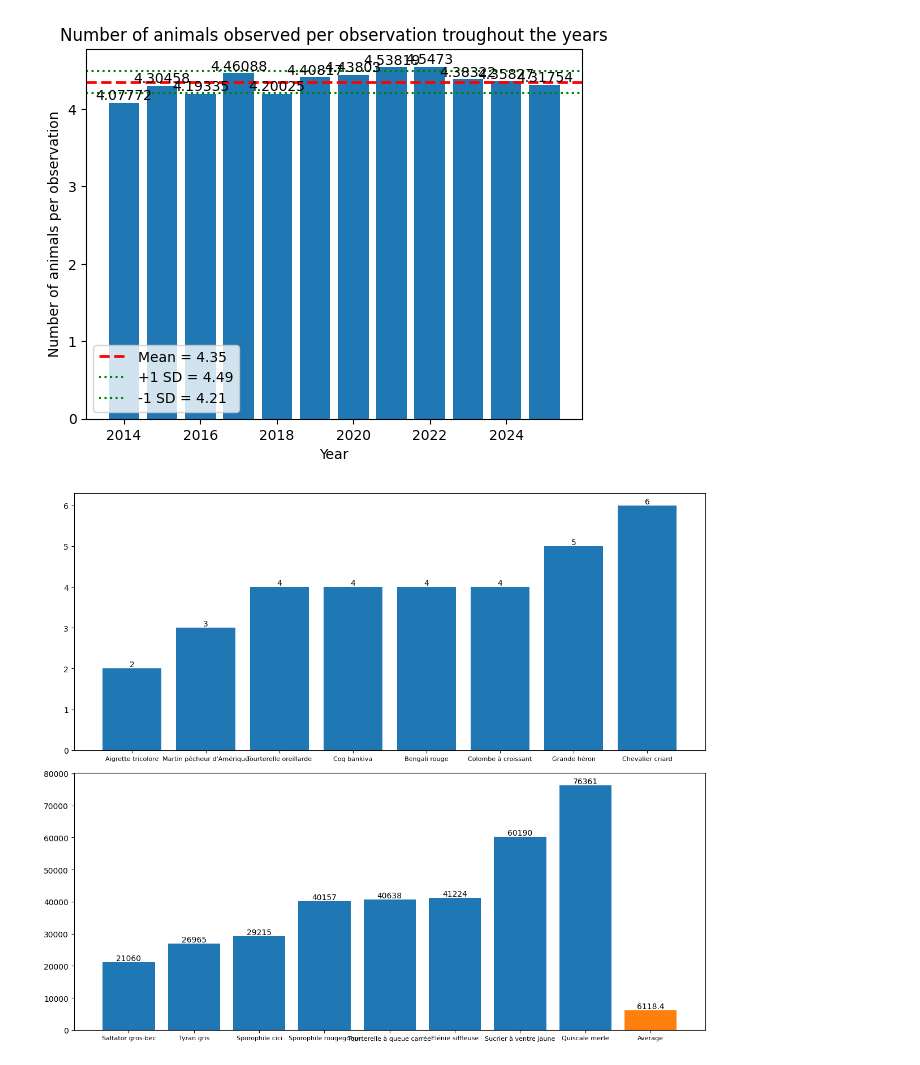
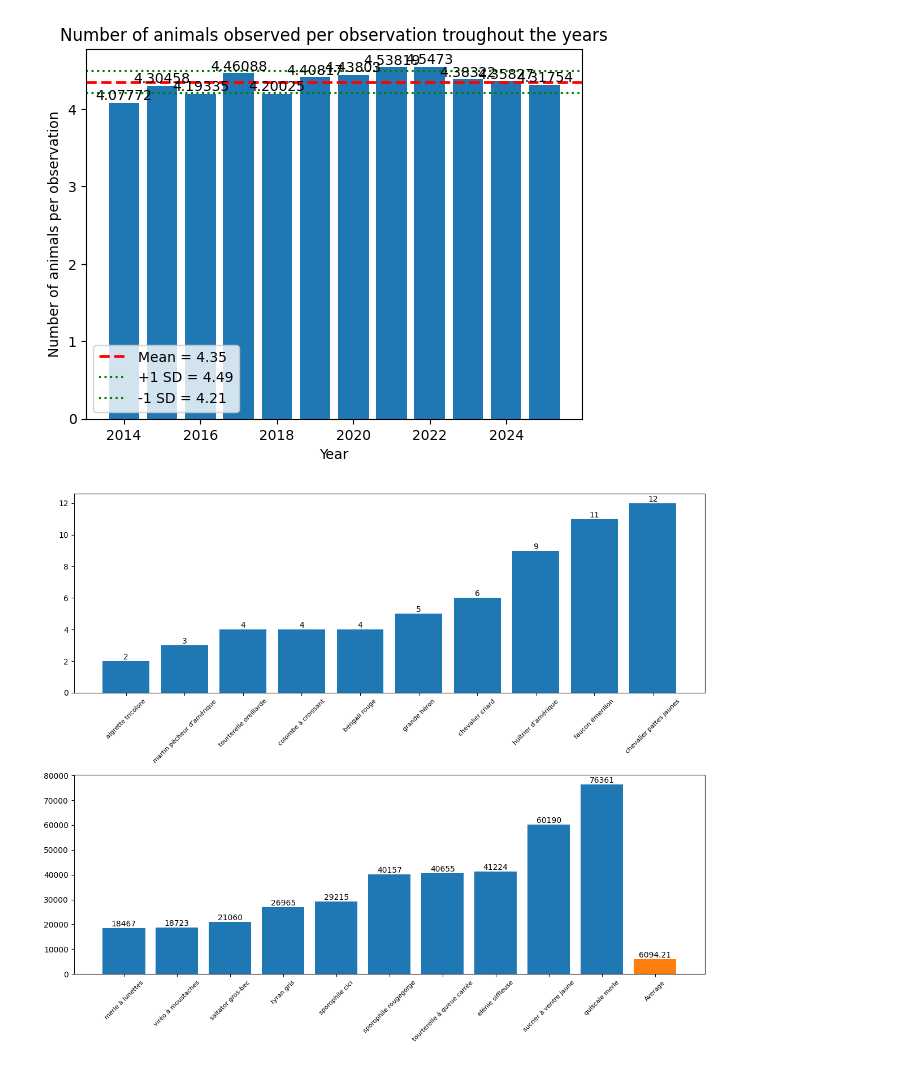
Before and after one commit to baptistepras/birds_biodiversity, a Jupyter notebook: code.ipynb, the cells around one changed output. Saved outputs shown, nothing was run; the diff lists cells and outputs as text; code cells hidden in the pictures.

```diff
--- a/code.ipynb
+++ b/code.ipynb
@@ -479,28 +708,27 @@ print(animalsPerObservations.std())
 0.1424122507496781
 [figure]
 # %%
-df_observations2 = df_observations[np.array([ not(x in not_in_species) for x in df_observations["ESPECE"]]) ]
-
-amountPerSpecie =  df_observations2.groupby("ESPECE")["Amount"].sum()
+df_observations2 = df_observations[df_observations["clean_espece"] != "ras"]
+amountPerSpecie =  df_observations2.groupby("clean_espece")["Amount"].sum()
 amountSorted= amountPerSpecie.sort_values()
-leastAppeared = amountSorted[:8]
-mostAppeared = amountSorted[-8:]
+leastAppeared = amountSorted[:10]
+mostAppeared = amountSorted[-10:]
 
 fig, axes = plt.subplots( 2, 1, figsize =(12, 10))
 
 mean = amountPerSpecie.mean()
 barslow = axes[0].bar(leastAppeared.keys(), leastAppeared.values)
 
 
 barshigh = axes[1].bar(mostAppeared.keys(), mostAppeared.values)
-axes[0].tick_params(axis = 'x', labelsize = 8)
-axes[1].tick_params(axis = 'x', labelsize = 8)
+axes[0].tick_params(axis = 'x', labelsize = 8, rotation = 45)
+axes[1].tick_params(axis = 'x', labelsize = 8, rotation = 45)
 
 
 axes[0].bar_label(barslow)
 axes[1].bar_label(barshigh)
 axes[1].bar_label(plt.bar("Average", mean))
 
 fig.tight_layout()
 # %% [output]
-[figure, old version]
+[figure, new version]
```
Also changed, not shown: parts of 13 cells of this notebook, 4 other files.
